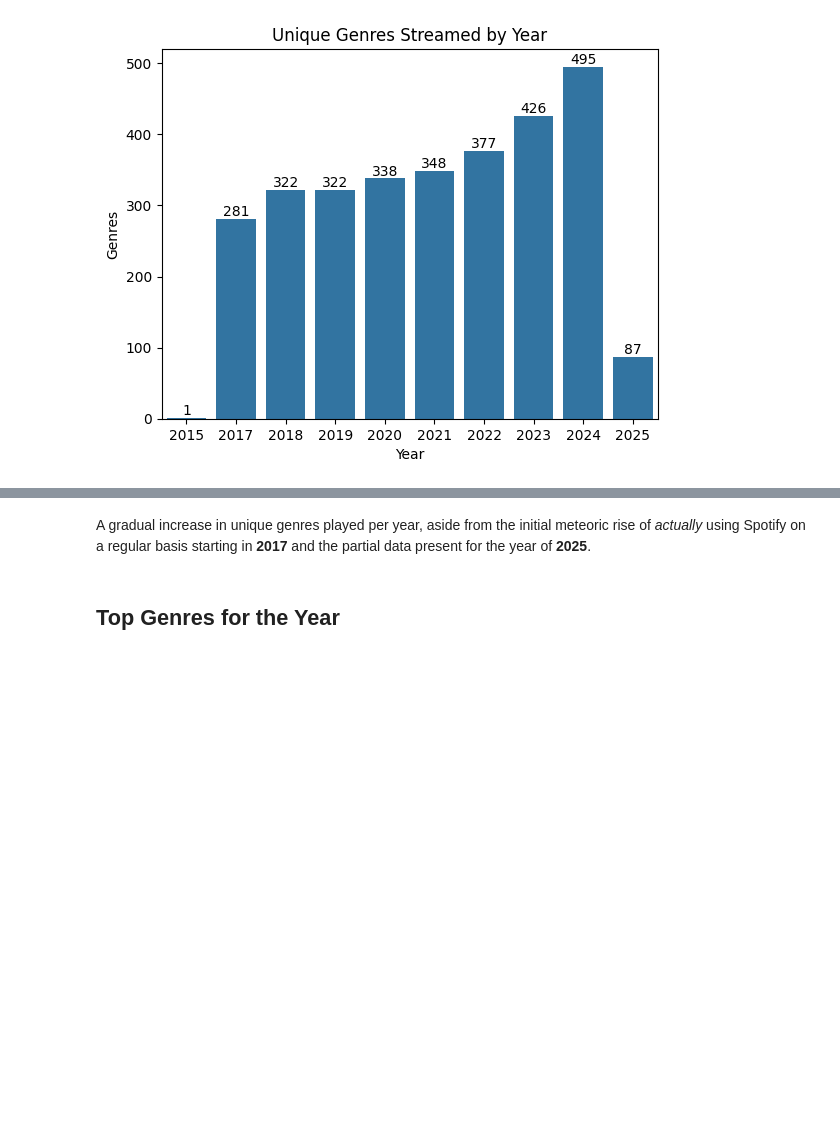
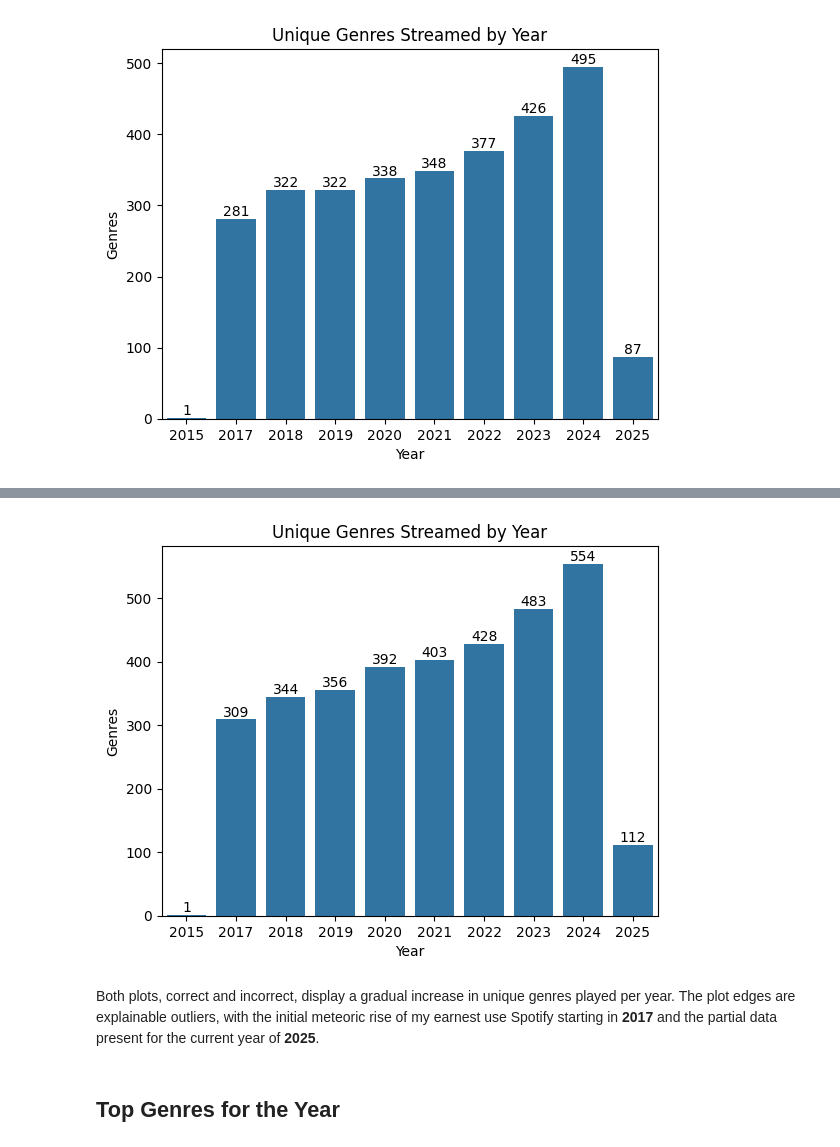
Before and after one commit to terryjbates/Spotify_Streaming_Data_Analysis, a Jupyter notebook: notebooks/Spotify_Streaming_Analysis.ipynb, the cells around one changed output, grey strips where cells are left out. Cells and saved outputs as stored; diff of their text form; code cells hidden in the pictures; blank space fills up the shorter version.

Commit message:
Answer Top Genres per Year question

```diff
--- a/notebooks/Spotify_Streaming_Analysis.ipynb
+++ b/notebooks/Spotify_Streaming_Analysis.ipynb
@@ -1592,0 +1328,5 @@ plt.show()
+# %%
+# Read in CSV for unique genre counts per year
+unique_genre_count_per_year_corrected_df = \
+    pd.read_csv(query_output_path / 'unique_genre_count_per_year_corrected.csv')
+unique_genre_count_per_year_corrected_df
@@ -1593,5 +1345,25 @@ plt.show()
+# %%
+# Plot the barplot without error bars and with ordered categories
+ax = sns.barplot(
+    x="stream_year",
+    y="unique_genre_count",
+    data=unique_genre_count_per_year_corrected_df,
+    errorbar=None,  # Disable error bars
+    # order=weekdays_order  # Set the order of the days
+)
+
+# Set a bar label to show amounts
+ax.bar_label(ax.containers[0], fontsize=10);
+
+# # Add title and labels for clarity
+plt.title("Unique Genres Streamed by Year")
+plt.xlabel("Year")
+plt.ylabel("Genres")
+plt.show()
+# %% [output]
+[figure, added]
 # %% [markdown]
-A gradual increase in unique genres played per year, aside from the initial meteoric rise of _actually_ using Spotify on a regular basis starting in **2017** and the partial data present for the year of **2025**.
+Both plots, correct and incorrect, display a gradual increase in unique genres played per year. The plot edges are explainable outliers, with the initial meteoric rise of my earnest use Spotify starting in **2017** and the partial data present for the current year of **2025**.
 # %% [markdown]
 ## Top Genres for the Year
 # %% [markdown]
```
Also changed, not shown: parts of 36 cells of this notebook, 1 other file.
